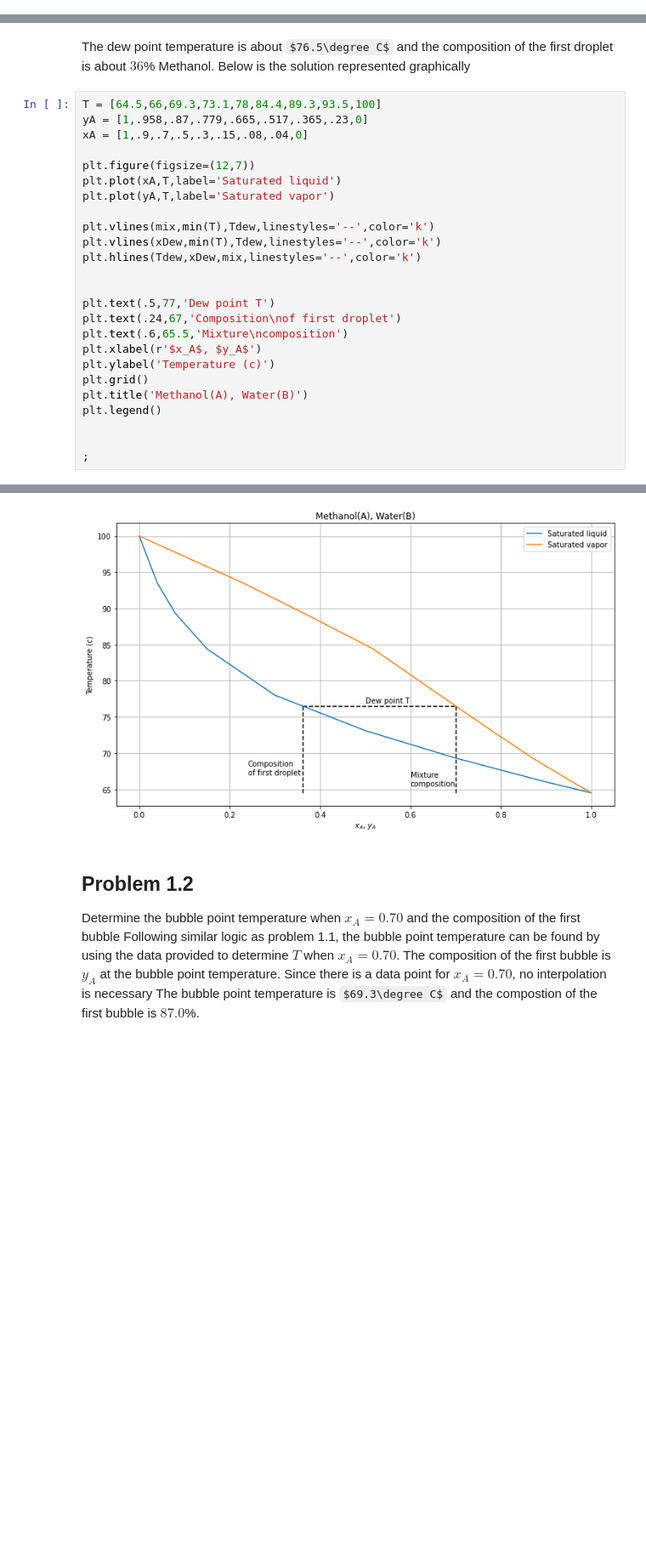
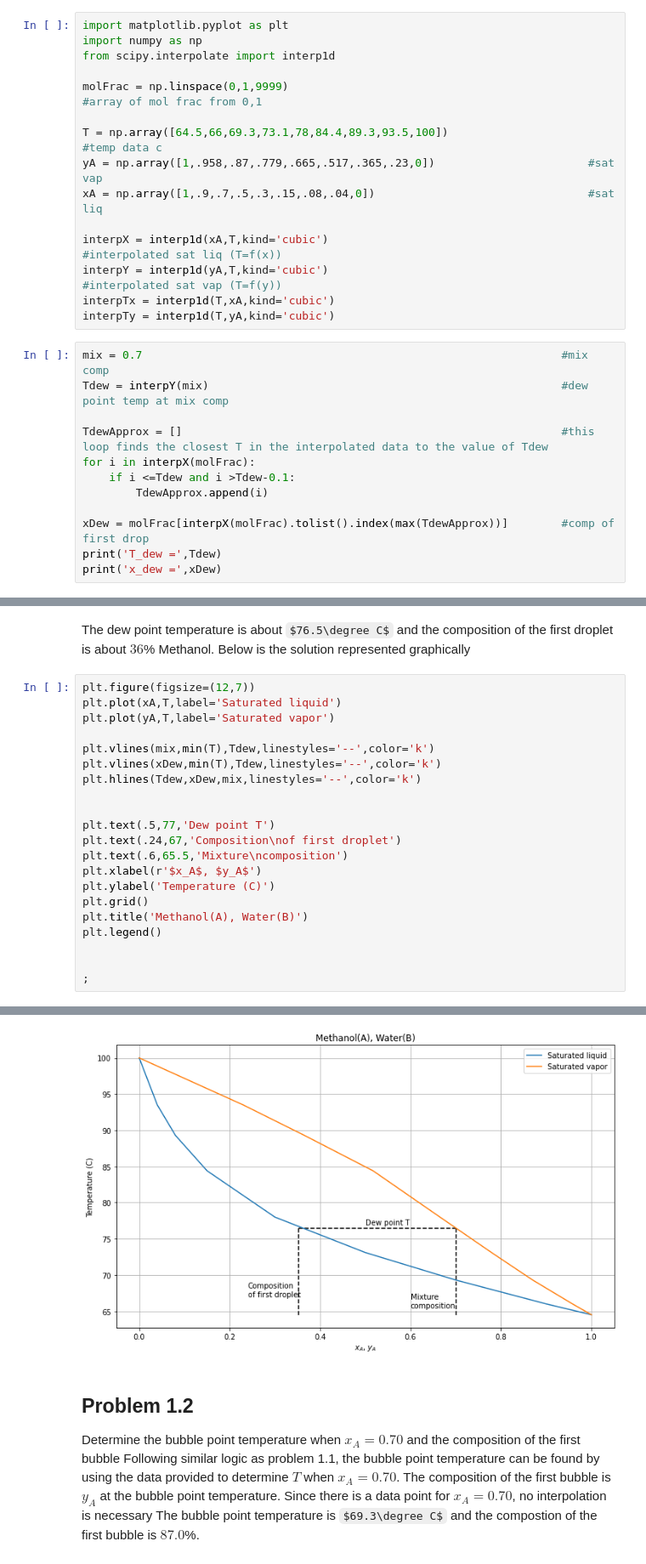
Before and after one commit to joshlwhitehead/school, a Jupyter notebook: Spring_2022/MassTransfer/HW6/HW6_1.ipynb, the cells around one changed output, grey strips where cells are left out. Shown at 85% size. Cells and saved outputs as stored; diff of their text form; some formulas as TeX source; blank space fills up the shorter version.

```diff
--- a/Spring_2022/MassTransfer/HW6/HW6_1.ipynb
+++ b/Spring_2022/MassTransfer/HW6/HW6_1.ipynb
@@ -42,0 +25,27 @@ x_dew = 0.36140350877192945
+# %%
+import matplotlib.pyplot as plt
+import numpy as np
+from scipy.interpolate import interp1d
+
+molFrac = np.linspace(0,1,9999)                                             #array of mol frac from 0,1
+
+T = np.array([64.5,66,69.3,73.1,78,84.4,89.3,93.5,100])                     #temp data c
+yA = np.array([1,.958,.87,.779,.665,.517,.365,.23,0])                       #sat vap
+xA = np.array([1,.9,.7,.5,.3,.15,.08,.04,0])                                #sat liq
+
+interpX = interp1d(xA,T,kind='cubic')                                                    #interpolated sat liq (T=f(x))
+interpY = interp1d(yA,T,kind='cubic')                                                    #interpolated sat vap (T=f(y))
+interpTx = interp1d(T,xA,kind='cubic')
+interpTy = interp1d(T,yA,kind='cubic')
+# %%
+mix = 0.7                                                               #mix comp
+Tdew = interpY(mix)                                                     #dew point temp at mix comp
+
+TdewApprox = []                                                         #this loop finds the closest T in the interpolated data to the value of Tdew
+for i in interpX(molFrac):
+    if i <=Tdew and i >Tdew-0.1:
+        TdewApprox.append(i)
+
+xDew = molFrac[interpX(molFrac).tolist().index(max(TdewApprox))]        #comp of first drop
+print('T_dew =',Tdew)
+print('x_dew =',xDew)
@@ -45,33 +57,29 @@ The dew point temperature is about $76.5\degree C$ and the composition of the fi
 </br></br>
 Below is the solution represented graphically
 # %%
-T = [64.5,66,69.3,73.1,78,84.4,89.3,93.5,100]
-yA = [1,.958,.87,.779,.665,.517,.365,.23,0]
-xA = [1,.9,.7,.5,.3,.15,.08,.04,0]
-
 plt.figure(figsize=(12,7))
 plt.plot(xA,T,label='Saturated liquid')
 plt.plot(yA,T,label='Saturated vapor')
 
 plt.vlines(mix,min(T),Tdew,linestyles='--',color='k')
 plt.vlines(xDew,min(T),Tdew,linestyles='--',color='k')
 plt.hlines(Tdew,xDew,mix,linestyles='--',color='k')
 
 
 plt.text(.5,77,'Dew point T')
 plt.text(.24,67,'Composition\nof first droplet')
 plt.text(.6,65.5,'Mixture\ncomposition')
 plt.xlabel(r'$x_A$, $y_A$')
-plt.ylabel('Temperature (c)')
+plt.ylabel('Temperature (C)')
 plt.grid()
 plt.title('Methanol(A), Water(B)')
 plt.legend()
 
 
 ;
 # %% [output]
 ''
-[figure, old version]
+[figure, new version]
 # %% [markdown]
 ## Problem 1.2
 Determine the bubble point temperature when $x_A=0.70$ and the composition of the first bubble
```
Also changed, not shown: parts of 15 cells of this notebook, 3 other files.
